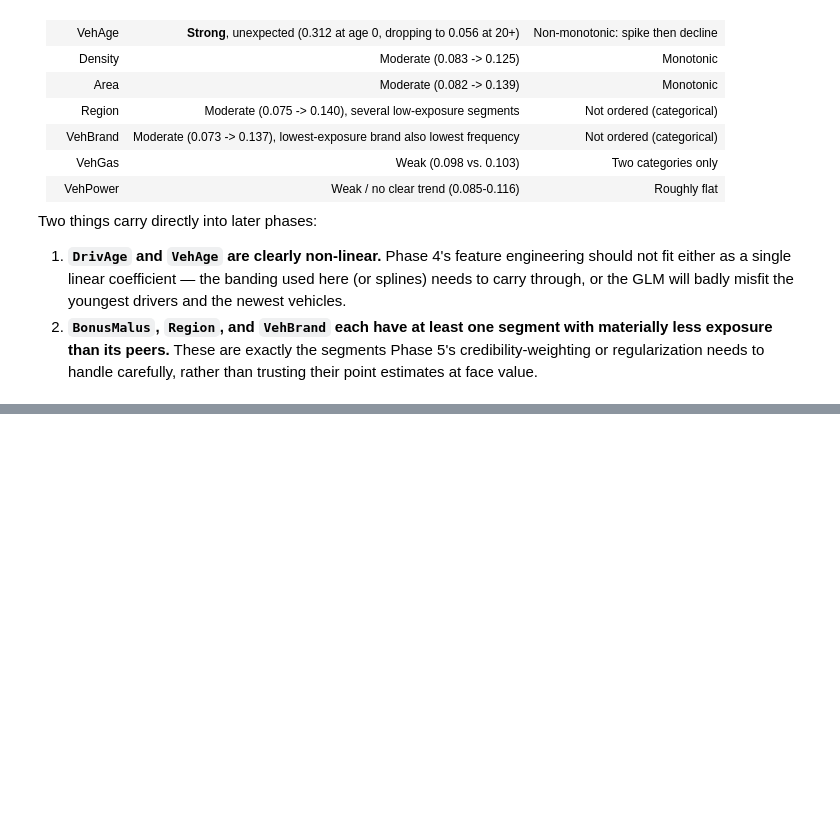
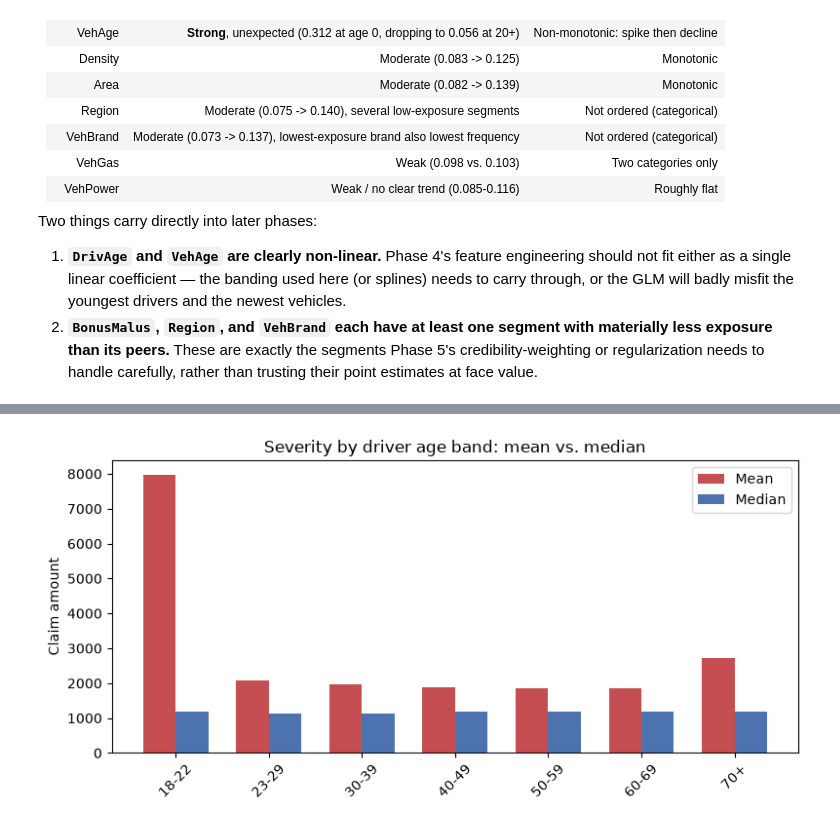
Before and after one commit to vishalyadav1729/auto-insurance-pricing, a Jupyter notebook: notebooks/02_data_cleaning_eda.ipynb, the cells around one changed output, grey strips where cells are left out. Cells and saved outputs as stored; diff of their text form; code cells hidden in the pictures; blank space fills up the shorter version.

```diff
--- a/notebooks/02_data_cleaning_eda.ipynb
+++ b/notebooks/02_data_cleaning_eda.ipynb
@@ -395,0 +474,9 @@ Two things carry directly into later phases:
+# %%
+sev_joined = sev.merge(
+    freq[["IDpol", "DrivAgeBand", "BonusMalusBand", "Area"]], on="IDpol", how="left"
+)
+
+drivage_severity = sev_joined.groupby("DrivAgeBand", observed=True)["ClaimAmount"].agg(
+    count="count", mean="mean", median="median"
+).reset_index()
+drivage_severity
@@ -395,0 +492,7 @@ Two things carry directly into later phases:
+# %%
+fig, ax = plt.subplots(figsize=(8, 4))
+plot_mean_vs_median(drivage_severity, "DrivAgeBand", ax=ax, title="Severity by driver age band: mean vs. median")
+fig.savefig(FIGURES_DIR / "severity_by_drivage.png", dpi=150)
+plt.show()
+# %% [output]
+[figure, added]
```
Also changed, not shown: parts of 19 cells of this notebook, 2 other files.
